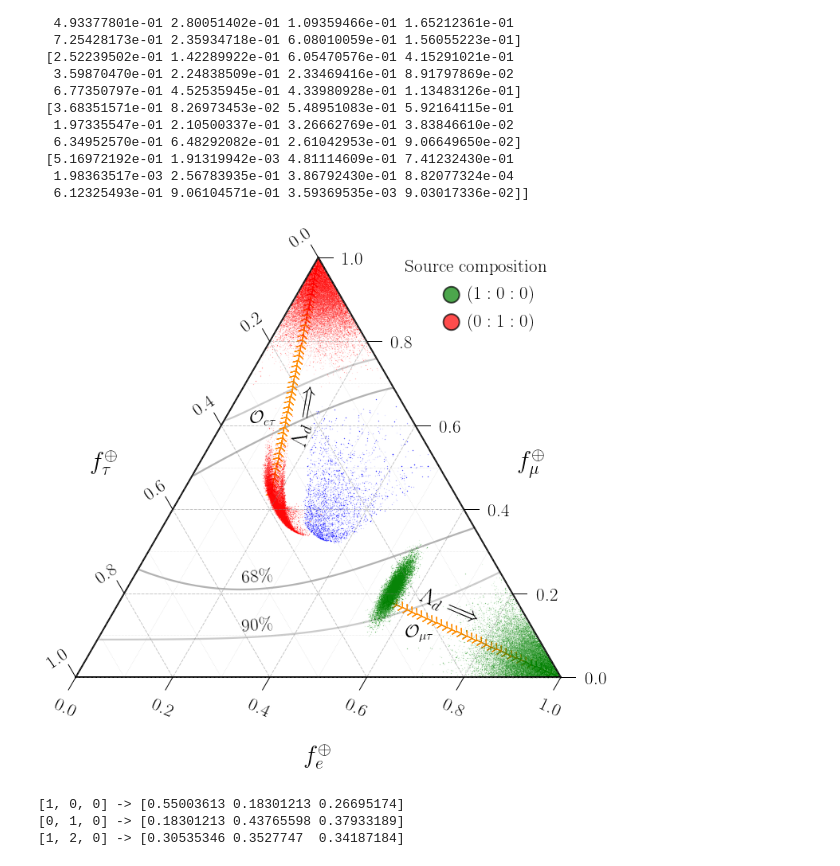
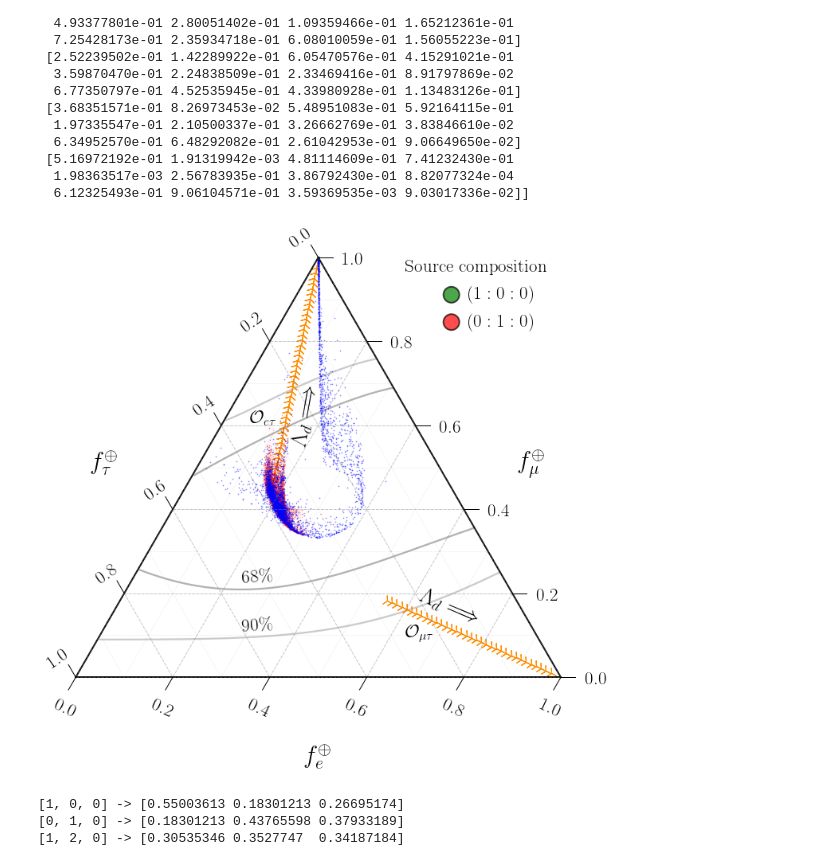
Before and after one commit to ShiveshM/GolemFlavor, a Jupyter notebook: plot_llh/testing.ipynb, the cells around one changed output. Drawn from its saved outputs; the diff is of its cells as text; code cells hidden in the pictures.

```diff
--- a/plot_llh/testing.ipynb
+++ b/plot_llh/testing.ipynb
@@ -5,10 +5,12 @@
 # %%
 import numpy as np
 # %%
-sm_010 = np.load('./mcmc_DIM3_sfr_0_1_0_mfr_3.29685E+15_7.88411E+15_6.83344E+15_fix_scale_0.1_sigma_100000_proc.npy')
-sm_100 = np.load('./mcmc_DIM3_sfr_1_0_0_mfr_1.98171E+16_6.59371E+15_9.61795E+15_fix_scale_0.1_sigma_100000_proc.npy')
-sm_120 = np.load('./mcmc_DIM3_sfr_1_2_0_mfr_5.50076E+15_6.35502E+15_6.15862E+15_fix_scale_0.1_sigma_10000000_proc.npy')
-sm_120_uni = np.load('./mcmc_unitary_DIM3_sfr_1_2_0_mfr_5.50076E+15_6.35502E+15_6.15862E+15_fix_scale_0.1_sigma_10000000_proc.npy')
+sm_010 = np.load('./chains/mcmc_DIM3_sfr_0_1_0_mfr_3.29685E+15_7.88411E+15_6.83344E+15_fix_scale_0.1_sigma_100000_proc.npy')
+sm_100 = np.load('./chains/mcmc_DIM3_sfr_1_0_0_mfr_1.98171E+16_6.59371E+15_9.61795E+15_fix_scale_0.1_sigma_100000_proc.npy')
+sm_120 = np.load('./chains/mcmc_DIM3_sfr_1_2_0_mfr_5.50076E+15_6.35502E+15_6.15862E+15_fix_scale_0.1_sigma_10000000_proc.npy')
+sm_120_uni = np.load('./chains/mcmc_unitary_DIM3_sfr_1_2_0_mfr_5.50076E+15_6.35502E+15_6.15862E+15_fix_scale_0.1_sigma_10000000_proc.npy')
 
-bsm_010 = np.load('./mcmc_chains_DIM3_sfr_0_1_0_mfr_0_1_0_MixingScenario.T13_sigma_010.npy')
-bsm_100 = np.load('./mcmc_chains_DIM3_sfr_1_0_0_mfr_1_0_0_MixingScenario.T23_sigma_010.npy')
+bsm_1e45 = np.load('./chains/mcmc_DIM6_sfr_0_1_0_mfr_5.50076E+15_6.35502E+15_6.15862E+15_MixingScenario.T13_sigma_10000000_sc_1E-45_proc.npy')
+
+bsm_010 = np.load('./chains/mcmc_chains_DIM3_sfr_0_1_0_mfr_0_1_0_MixingScenario.T13_sigma_010.npy')
+bsm_100 = np.load('./chains/mcmc_chains_DIM3_sfr_1_0_0_mfr_1_0_0_MixingScenario.T23_sigma_010.npy')
@@ -26,3 +38,13 @@ print sm_120
  [0.3765814  0.33614714 0.28727146]
  [0.3765814  0.33614714 0.28727146]
  [0.3765814  0.33614714 0.28727146]]
+# %%
+bsm_1e45_redone = np.genfromtxt('./frs/fr_DIM6_sfr_0_1_0_mfr_5.50076E+15_6.35502E+15_6.15862E+15_fix_scale_1e-45_sigma_10000000.txt')
+bsm_1e42_redone = np.genfromtxt('./frs/fr_DIM6_sfr_0_1_0_mfr_5.50076E+15_6.35502E+15_6.15862E+15_fix_scale_1e-42_sigma_10000000.txt')
+bsm_1e30_redone = np.genfromtxt('./frs/fr_DIM6_sfr_0_1_0_mfr_5.50076E+15_6.35502E+15_6.15862E+15_fix_scale_1e-30_sigma_10000000.txt')
+bsm_010_t13_f = np.genfromtxt('./frs/fr_DIM6_sfr_0_1_0_mfr_5.50076E+15_6.35502E+15_6.15862E+15_MixingScenario.T13_sigma_10000000.txt')
+
+print bsm_1e45_redone.shape
+print bsm_1e42_redone.shape
+print bsm_1e30_redone.shape
+print bsm_010_t13_f[:,:-1].shape
@@ -122,10 +149,14 @@ tax.clear_matplotlib_ticks()
 
 # Plot
 tax.scatter(sm_010, marker='.', s=0.2, alpha=0.2, color='red')
-tax.scatter(sm_100, marker='.', s=0.2, alpha=0.2, color='green')
-tax.scatter(sm_120_uni, marker='.', s=0.2, alpha=0.2, color='blue')
-tax.scatter(bsm_010, marker='.', s=0.2, alpha=0.2, color='red')
-tax.scatter(bsm_100, marker='.', s=0.2, alpha=0.2, color='green')
+#tax.scatter(sm_100, marker='.', s=0.2, alpha=0.2, color='green')
+#tax.scatter(sm_120_uni, marker='.', s=0.2, alpha=0.2, color='blue')
+#tax.scatter(bsm_010, marker='.', s=0.2, alpha=0.2, color='red')
+#tax.scatter(bsm_100, marker='.', s=0.2, alpha=0.2, color='green')
+
+#tax.scatter(bsm_1e45, marker='.', s=10, alpha=0.4, color='purple')
+#tax.scatter(bsm_1e42_redone, marker='.', s=2, alpha=0.4, color='blue')
+tax.scatter(bsm_010_t13_f[:,:-1], marker='.', s=2, alpha=0.4, color='blue')
 
 # Contour
 tax.plot(contour_68_upper, linewidth=2.3, color='grey', zorder=0, alpha=0.6)
@@ -173,34 +204,34 @@ ax.text(0.7, 0.14, r'$\Lambda_d\Longrightarrow$', fontsize=fontsize+5,
 ax.text(0.34, 0.2, r'$68\%$', fontsize=fontsize, rotation=5)
 ax.text(0.34, 0.1, r'$90\%$', fontsize=fontsize, rotation=5)
 
 # Legend
 l_size = fontsize
 legend_elements = []
 legend_elements.append(
     Circle((0., 0.), 0.1, facecolor='green', alpha=0.7, edgecolor='k',
            linewidth=2., label=r'$\left (1:0:0\right )$')
 )
 legend_elements.append(
     Circle((0., 0.), 0.1, facecolor='red', alpha=0.7, edgecolor='k',
            linewidth=2., label=r'$\left (0:1:0\right )$')
 )
 legend = plt.legend(handles=legend_elements, loc=(0.65, 0.8),
                     title='Source composition',
                     fontsize=l_size,
                     handler_map={Circle: HandlerCircle()})
 plt.setp(legend.get_title(), fontsize=l_size)
 legend.get_frame().set_linestyle('-')
 
 # Set ticks
 tax.ticks(axis='blr', multiple=scale/5., linewidth=1, offset=0.03,
           fontsize=fontsize, tick_formats='%.1f')
 
 tax._redraw_labels()
 
 # save
 fig.savefig('./plots/fr_recolour.png', bbox_inches='tight', dpi=150)
 # %% [output]
-[figure, old version]
+[figure, new version]
 # %%
 import sys
 sys.path.extend(['.', '..'])
```
Also changed, not shown: parts of 8 cells of this notebook, 8 other files.
